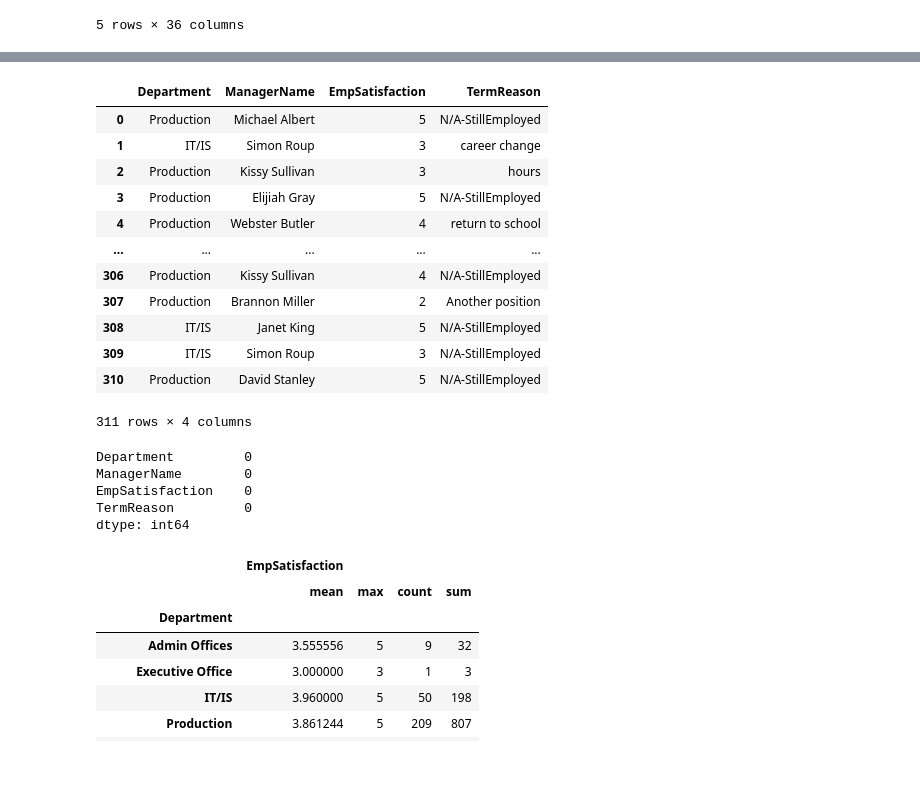
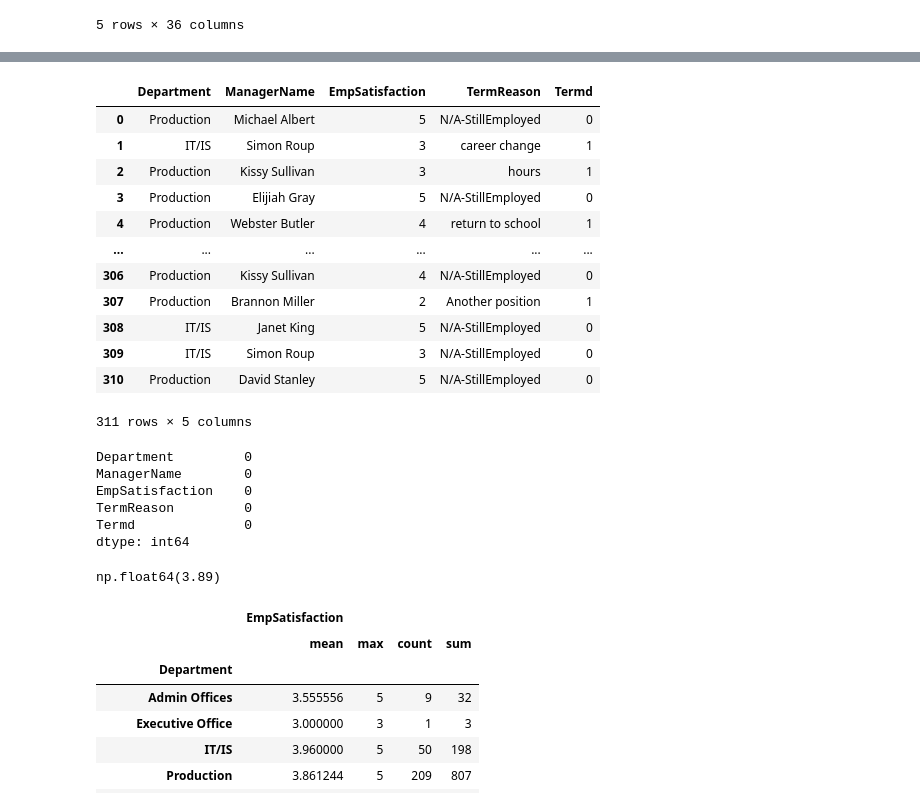
Before and after one commit to akisharbnsn/CohortB_Career_Analysis, a Jupyter notebook: notebook/alyssac_eda.ipynb, the cells around one changed output, grey strips where cells are left out. Saved outputs shown, nothing was run; the diff lists cells and outputs as text; code cells hidden in the pictures; blank space fills up the shorter version.

```diff
--- a/notebook/alyssac_eda.ipynb
+++ b/notebook/alyssac_eda.ipynb
@@ -10,7 +10,7 @@ import matplotlib.pyplot as plt
 import seaborn as sns
 # %%
 #import data
-hr_data = pd.read_csv("data/HRDataset.csv")
+hr_data = pd.read_csv("../data/HRDataset.csv")
 # %%
 ## view first 5 rows of your data
 hr_data.head()
@@ -25,21 +45,21 @@ hr_data.head()
 # %%
-# TODO: Select only relevant columns
-satisfaction = hr_data[["Department", "ManagerName", "EmpSatisfaction", "TermReason"]]
+# Select only relevant columns
+satisfaction = hr_data[["Department", "ManagerName", "EmpSatisfaction", "TermReason", "Termd"]]
 satisfaction
 # %% [output]
-|  | Department | ManagerName | EmpSatisfaction | TermReason |
-| 0 | Production | Michael Albert | 5 | N/A-StillEmployed |
-| 1 | IT/IS | Simon Roup | 3 | career change |
-| 2 | Production | Kissy Sullivan | 3 | hours |
-| 3 | Production | Elijiah Gray | 5 | N/A-StillEmployed |
-| 4 | Production | Webster Butler | 4 | return to school |
-| ... | ... | ... | ... | ... |
-| 306 | Production | Kissy Sullivan | 4 | N/A-StillEmployed |
-| 307 | Production | Brannon Miller | 2 | Another position |
-| 308 | IT/IS | Janet King | 5 | N/A-StillEmployed |
-| 309 | IT/IS | Simon Roup | 3 | N/A-StillEmployed |
-| 310 | Production | David Stanley | 5 | N/A-StillEmployed |
+|  | Department | ManagerName | EmpSatisfaction | TermReason | Termd |
+| 0 | Production | Michael Albert | 5 | N/A-StillEmployed | 0 |
+| 1 | IT/IS | Simon Roup | 3 | career change | 1 |
+| 2 | Production | Kissy Sullivan | 3 | hours | 1 |
+| 3 | Production | Elijiah Gray | 5 | N/A-StillEmployed | 0 |
+| 4 | Production | Webster Butler | 4 | return to school | 1 |
+| ... | ... | ... | ... | ... | ... |
+| 306 | Production | Kissy Sullivan | 4 | N/A-StillEmployed | 0 |
+| 307 | Production | Brannon Miller | 2 | Another position | 1 |
+| 308 | IT/IS | Janet King | 5 | N/A-StillEmployed | 0 |
+| 309 | IT/IS | Simon Roup | 3 | N/A-StillEmployed | 0 |
+| 310 | Production | David Stanley | 5 | N/A-StillEmployed | 0 |
-311 rows × 4 columns
+311 rows × 5 columns
 # %%
 #Identify null values
 satisfaction.isnull().sum()
@@ -48,7 +68,12 @@ Department         0
 ManagerName        0
 EmpSatisfaction    0
 TermReason         0
+Termd              0
 dtype: int64
+# %%
+satisfaction["EmpSatisfaction"].mean().round(2)
+# %% [output]
+np.float64(3.89)
 # %%
 #Evaluate Employee Satisfaction for each department
 satisfaction.groupby('Department').agg({'EmpSatisfaction' : ['mean', 'max', 'count', 'sum']})
```
Also changed, not shown: parts of 13 cells of this notebook.
